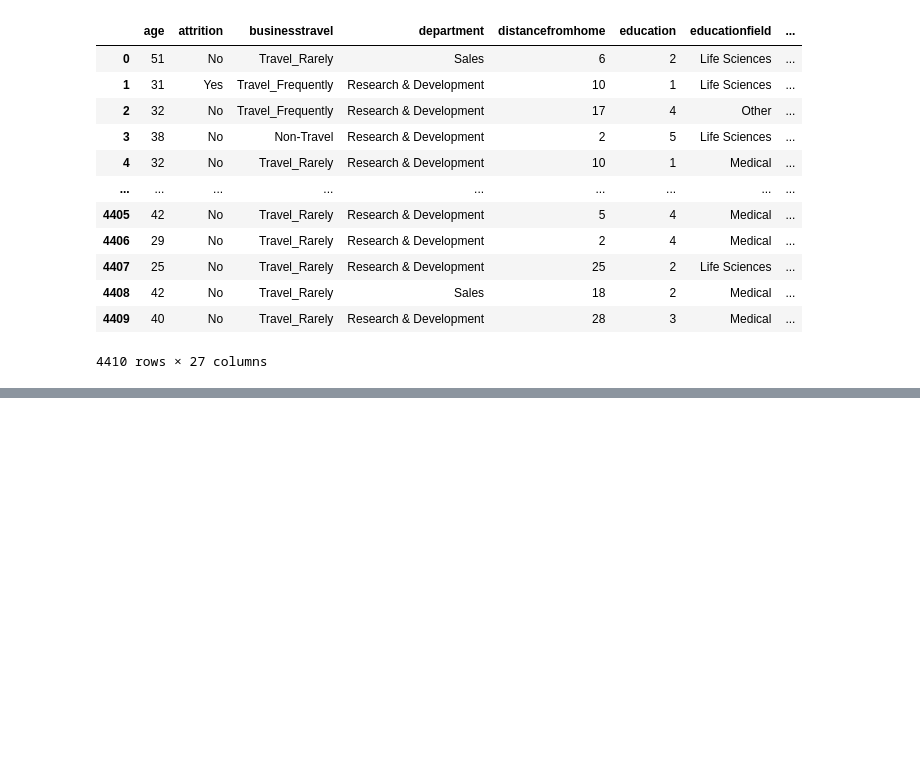
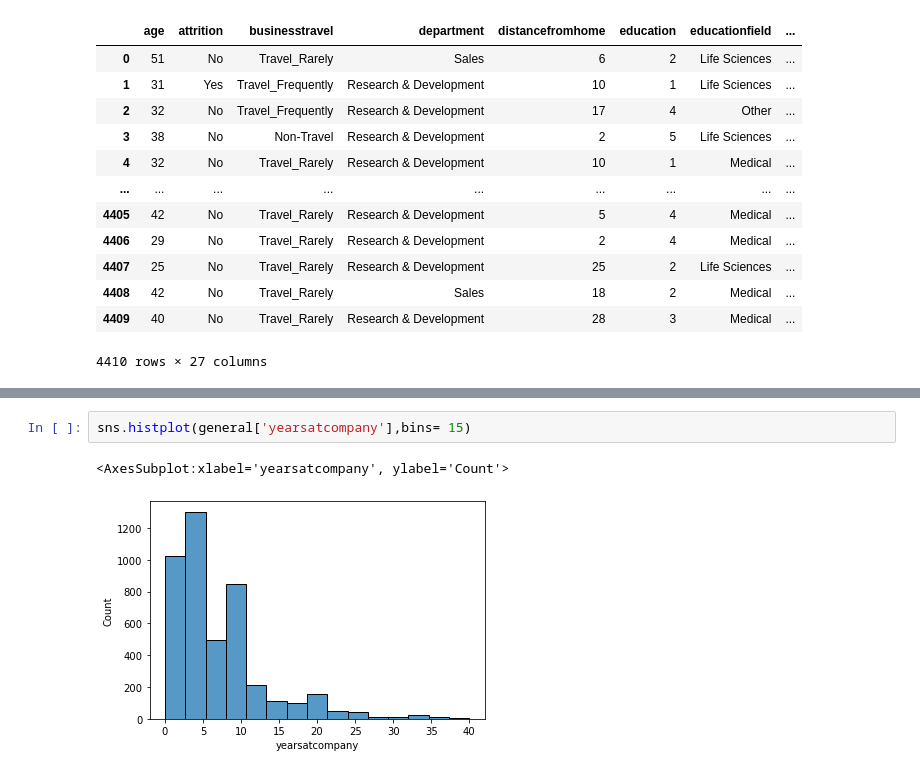
Before and after one commit to aparrarozo/Project_HR, a Jupyter notebook: HR analytics.ipynb, the cells around one changed output, grey strips where cells are left out. Drawn from its saved outputs; the diff is of its cells as text; blank space fills up the shorter version.

```diff
--- a/HR analytics.ipynb
+++ b/HR analytics.ipynb
@@ -571,0 +784,5 @@ general.to_csv('general_hr_data.csv')
+# %%
+sns.histplot(general['yearsatcompany'],bins= 15)
+# %% [output]
+<AxesSubplot:xlabel='yearsatcompany', ylabel='Count'>
+[figure, added]
```
Also changed, not shown: parts of 38 cells of this notebook.
